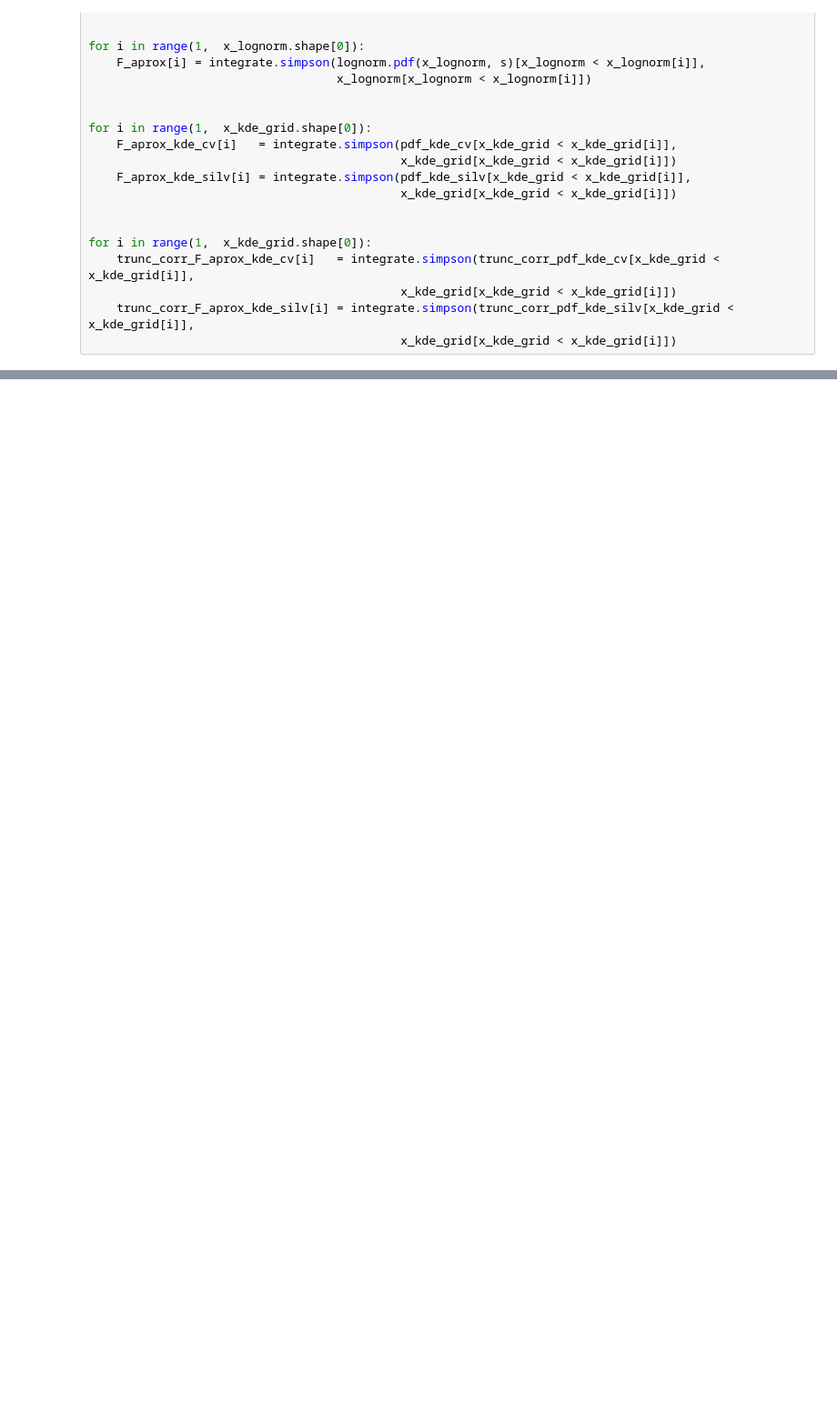
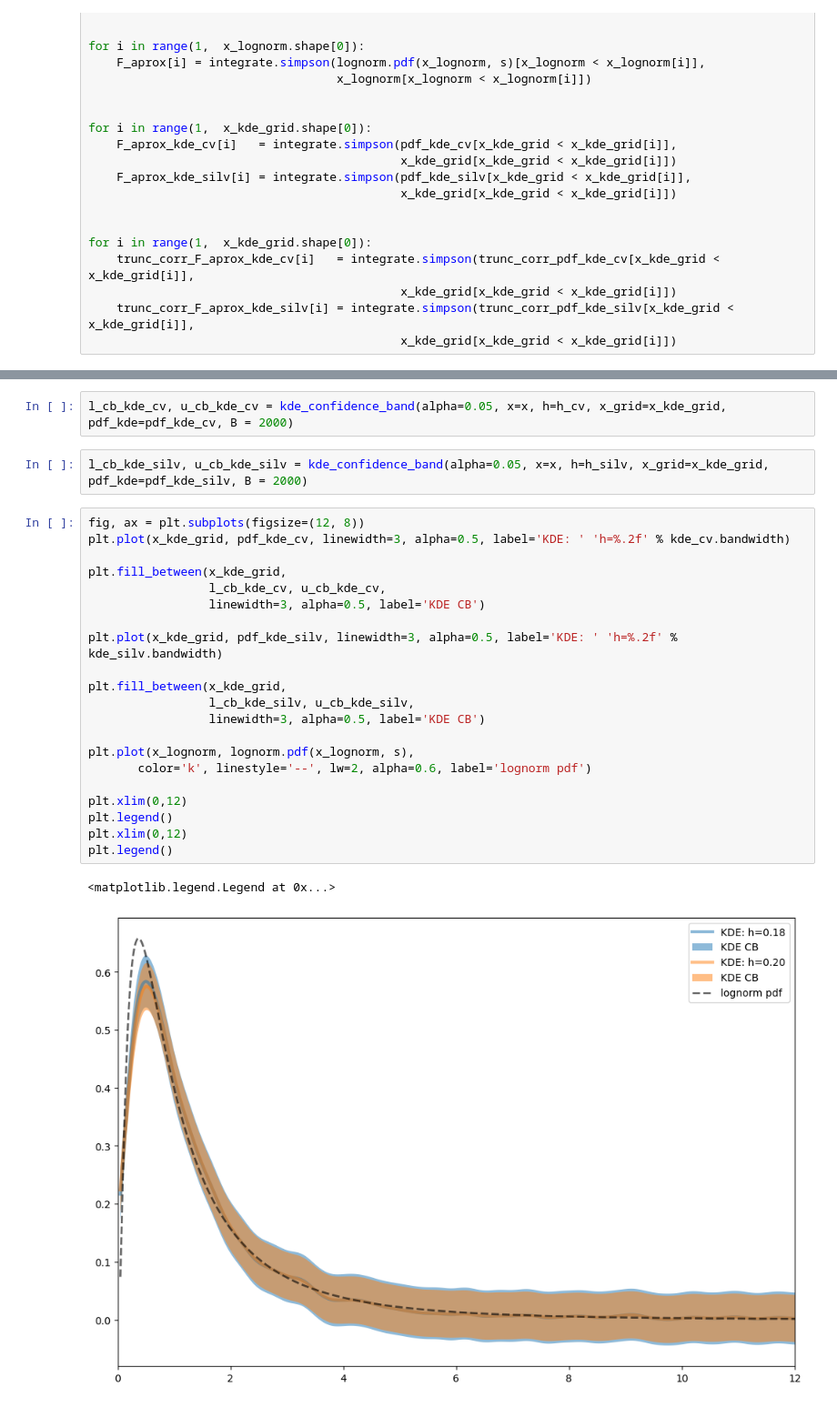
Before and after one commit to LoMarrujo/Basic-Statistics, a Jupyter notebook: Kernel Density Estimation - Lognormal Simulation.ipynb, the cells around one changed output, grey strips where cells are left out. Shown at 91% size. Saved outputs shown, nothing was run; the diff lists cells and outputs as text; blank space fills up the shorter version.

```diff
--- a/Kernel Density Estimation - Lognormal Simulation.ipynb
+++ b/Kernel Density Estimation - Lognormal Simulation.ipynb
@@ -159,0 +228,28 @@ plt.xlim(0,10)
+# %%
+l_cb_kde_cv, u_cb_kde_cv = kde_confidence_band(alpha=0.05, x=x, h=h_cv, x_grid=x_kde_grid, pdf_kde=pdf_kde_cv, B = 2000)
+# %%
+l_cb_kde_silv, u_cb_kde_silv = kde_confidence_band(alpha=0.05, x=x, h=h_silv, x_grid=x_kde_grid, pdf_kde=pdf_kde_silv, B = 2000)
+# %%
+fig, ax = plt.subplots(figsize=(12, 8))
+plt.plot(x_kde_grid, pdf_kde_cv, linewidth=3, alpha=0.5, label='KDE: ' 'h=%.2f' % kde_cv.bandwidth)
+
+plt.fill_between(x_kde_grid,
+                 l_cb_kde_cv, u_cb_kde_cv,
+                 linewidth=3, alpha=0.5, label='KDE CB')
+
+plt.plot(x_kde_grid, pdf_kde_silv, linewidth=3, alpha=0.5, label='KDE: ' 'h=%.2f' % kde_silv.bandwidth)
+
+plt.fill_between(x_kde_grid,
+                 l_cb_kde_silv, u_cb_kde_silv,
+                 linewidth=3, alpha=0.5, label='KDE CB')
+
+plt.plot(x_lognorm, lognorm.pdf(x_lognorm, s),
+       color='k', linestyle='--', lw=2, alpha=0.6, label='lognorm pdf')
+
+plt.xlim(0,12)
+plt.legend()
+plt.xlim(0,12)
+plt.legend()
+# %% [output]
+<matplotlib.legend.Legend at 0x...>
+[figure, added]
```
Also changed, not shown: parts of 16 cells of this notebook.
